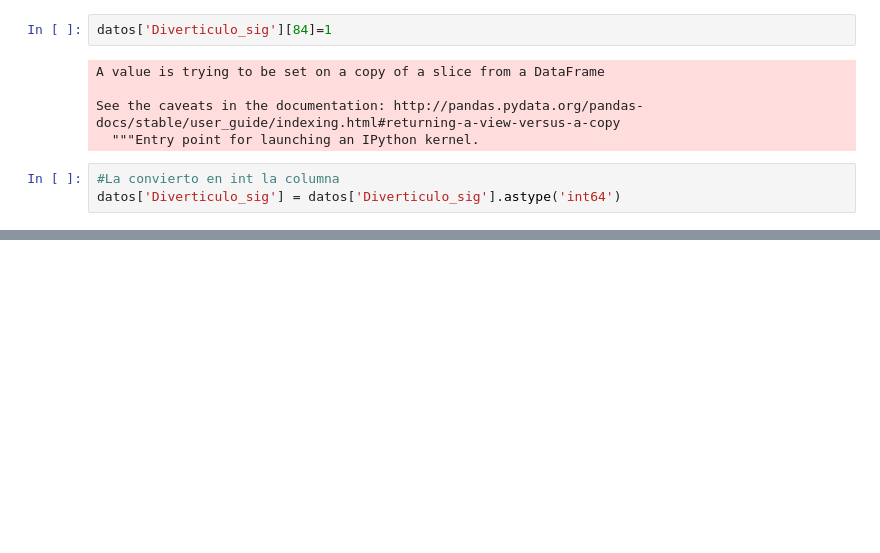
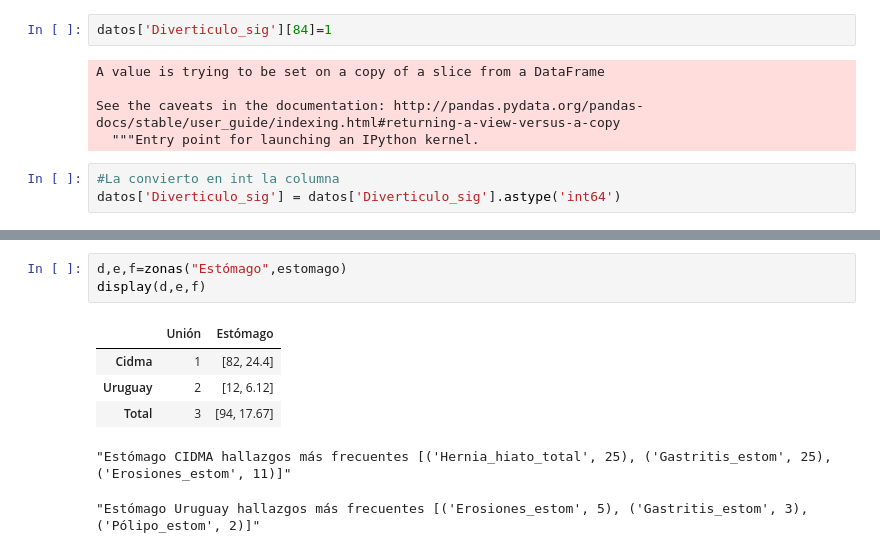
Before and after one commit to Hermenegildo12/Capsula_endoscopia, a Jupyter notebook: Capsula.ipynb, the cells around one changed output, grey strips where cells are left out. Saved outputs shown, nothing was run; the diff lists cells and outputs as text; blank space fills up the shorter version.

```diff
--- a/Capsula.ipynb
+++ b/Capsula.ipynb
@@ -1893,0 +2017,10 @@ suma
+# %%
+d,e,f=zonas("Estómago",estomago)
+display(d,e,f)
+# %% [output]
+|  | Unión | Estómago |
+| Cidma | 1 | [82, 24.4] |
+| Uruguay | 2 | [12, 6.12] |
+| Total | 3 | [94, 17.67] |
+"Estómago CIDMA hallazgos más frecuentes [('Hernia_hiato_total', 25), ('Gastritis_estom', 25), ('Erosiones_estom', 11)]"
+"Estómago Uruguay hallazgos más frecuentes [('Erosiones_estom', 5), ('Gastritis_estom', 3), ('Pólipo_estom', 2)]"
```
Also changed, not shown: parts of 42 cells of this notebook, 1 other file.
